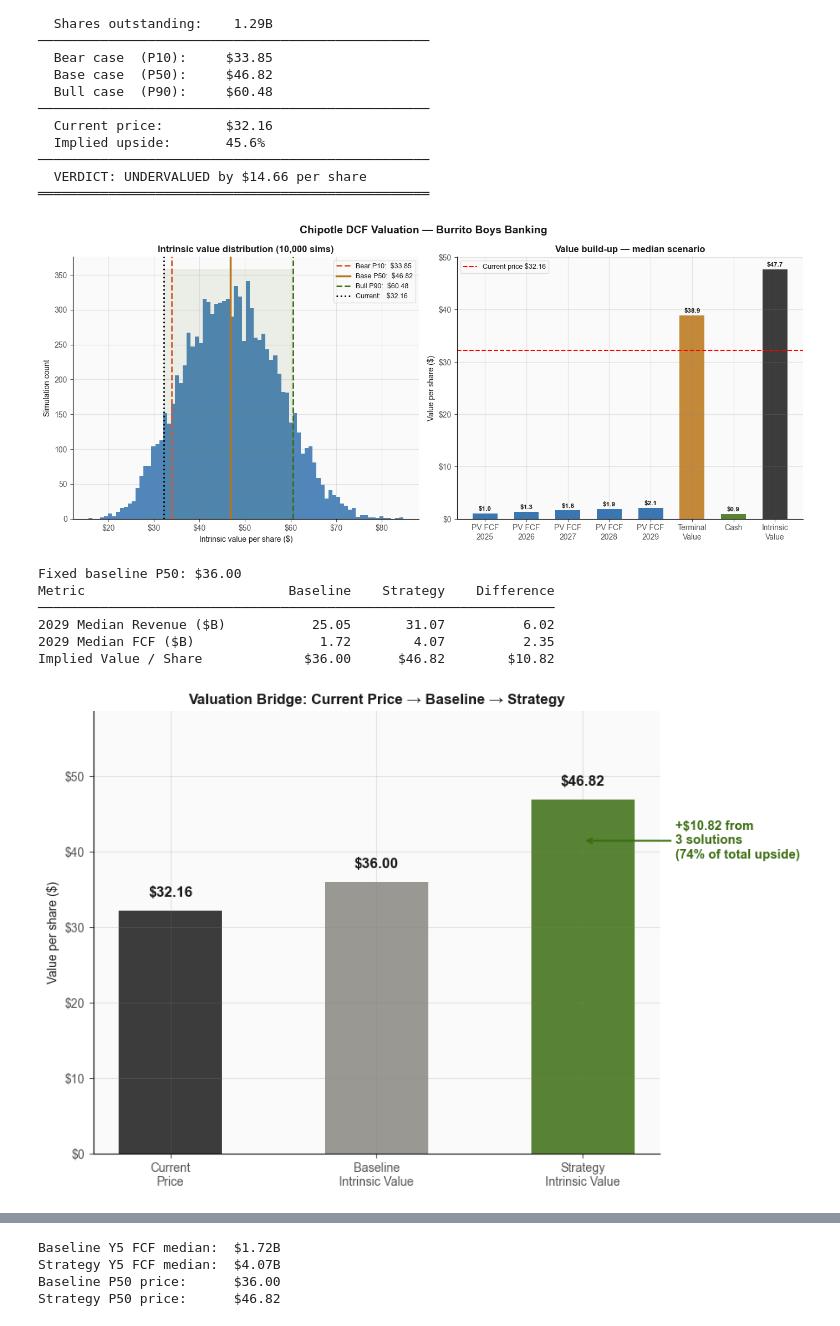
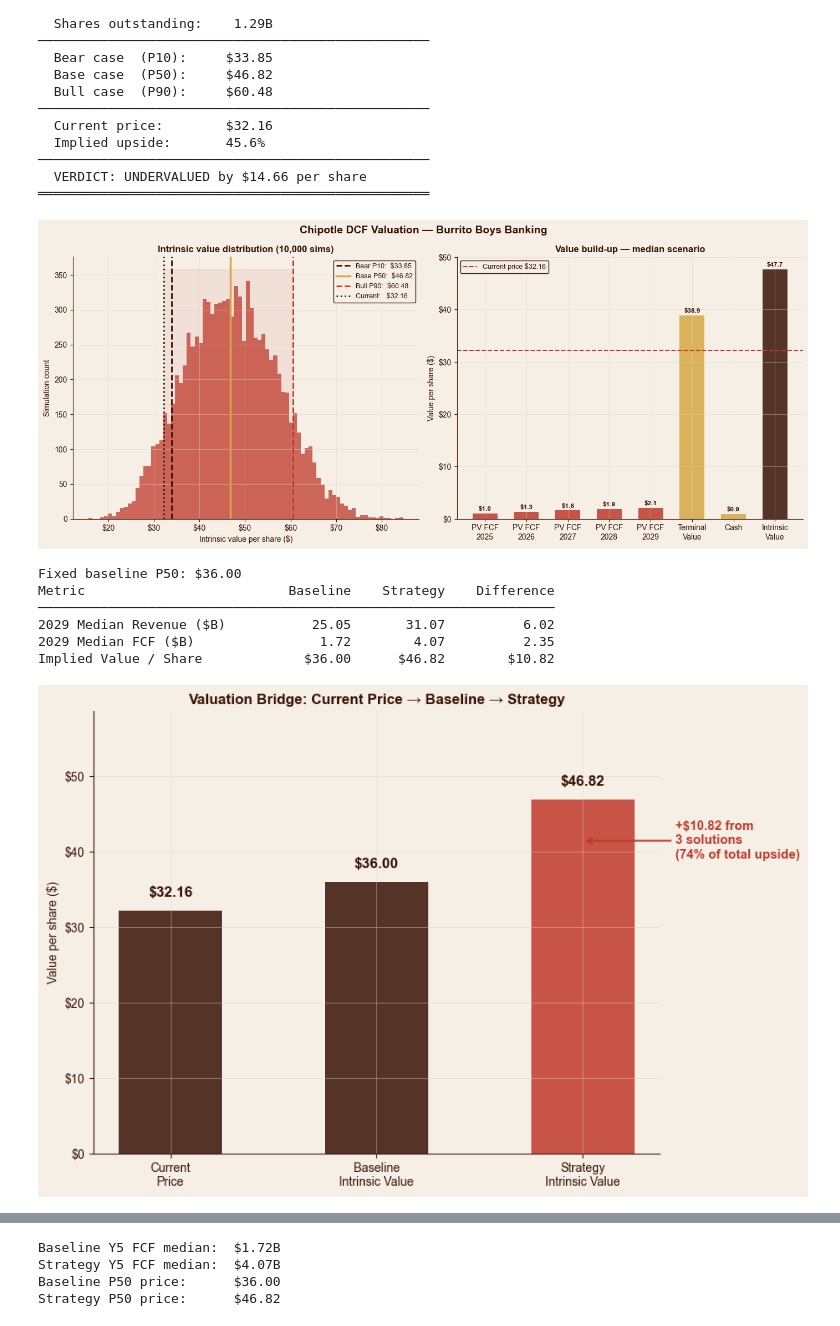
Before and after one commit to arnav-kanderi/Monte-Carlo-Simulations-FSA-25-26, a Jupyter notebook: MonteCarloSim.ipynb, the cells around one changed output, grey strips where cells are left out. Drawn from its saved outputs; the diff is of its cells as text; code cells hidden in the pictures.

```diff
--- a/MonteCarloSim.ipynb
+++ b/MonteCarloSim.ipynb
@@ -651,27 +671,27 @@ print(f"{'═'*50}")
 # DCF VISUALIZATION
 # ══════════════════════════════════════════════════
 
-fig, axes = plt.subplots(1, 2, figsize=(14, 6), facecolor='white')
+fig, axes = plt.subplots(1, 2, figsize=(14, 6), facecolor='#F5EFE6')
 fig.suptitle('Chipotle DCF Valuation — Burrito Boys Banking',
-             fontsize=14, fontweight='bold', color='#1A1A1A')
+             fontsize=14, fontweight='bold', color='#3A1205')
 
 # ── Chart 1: Price distribution ───────────────────
 ax1 = axes[0]
 ax1.hist(prices, bins=80, color=BASE_C, alpha=0.75, edgecolor='none')
 ax1.axvline(p10,  color=BEAR_C,  lw=2, linestyle='--', label=f'Bear P10:  ${p10:.2f}')
 ax1.axvline(p50,  color=GOLD_C,  lw=2.5, linestyle='-',  label=f'Base P50:  ${p50:.2f}')
-ax1.axvline(p90,  color=BULL_C,  lw=2, linestyle='--', label=f'Bull P90:  ${p90:.2f}')
-ax1.axvline(DCF_PARAMS['current_price'], color='black', lw=2,
+ax1.axvline(p90,  color='#C0392B',  lw=2, linestyle='--', label=f'Bull P90:  ${p90:.2f}')
+ax1.axvline(DCF_PARAMS['current_price'], color='#3A1205', lw=2,
             linestyle=':', label=f'Current:   ${DCF_PARAMS["current_price"]:.2f}')
 ax1.fill_betweenx(
     [0, ax1.get_ylim()[1] if ax1.get_ylim()[1] > 0 else 3000],
     DCF_PARAMS['current_price'], p90,
-    alpha=0.08, color=BULL_C
+    alpha=0.08, color='#C0392B'
 )
 ax1.set_title('Intrinsic value distribution (10,000 sims)', fontweight='bold')
 ax1.set_xlabel('Intrinsic value per share ($)')
 ax1.set_ylabel('Simulation count')
-ax1.legend(fontsize=9, framealpha=0.6)
+ax1.legend(fontsize=9, framealpha=1.0)
 ax1.xaxis.set_major_formatter(plt.FuncFormatter(lambda x, _: f'${x:.0f}'))
 ax1.spines['top'].set_visible(False)
 ax1.spines['right'].set_visible(False)
@@ -693,7 +713,7 @@ cash_per_sh  = DCF_PARAMS['cash'] / DCF_PARAMS['shares_out']
 labels  = ['PV FCF\n2025', 'PV FCF\n2026', 'PV FCF\n2027',
            'PV FCF\n2028', 'PV FCF\n2029', 'Terminal\nValue', 'Cash', 'Intrinsic\nValue']
 values  = pv_fcf_per_sh + [pv_tv_per_sh, cash_per_sh]
-colors  = [BASE_C]*5 + [GOLD_C, BULL_C, '#1A1A1A']
+colors  = [BASE_C]*5 + [GOLD_C, BULL_C, '#3A1205']
 total   = sum(values)
 values_plot = pv_fcf_per_sh + [pv_tv_per_sh, cash_per_sh, total]
 
@@ -702,20 +722,19 @@ for bar, val in zip(bars, values_plot):
     ax2.text(bar.get_x() + bar.get_width()/2, bar.get_height() + 0.3,
              f'${val:.1f}', ha='center', va='bottom', fontsize=8.5, fontweight='bold')
 
-ax2.axhline(DCF_PARAMS['current_price'], color='red', lw=1.5,
+ax2.axhline(DCF_PARAMS['current_price'], color='#C0392B', lw=1.5,
             linestyle='--', label=f'Current price ${DCF_PARAMS["current_price"]:.2f}')
 ax2.set_title('Value build-up — median scenario', fontweight='bold')
 ax2.set_ylabel('Value per share ($)')
 ax2.yaxis.set_major_formatter(plt.FuncFormatter(lambda x, _: f'${x:.0f}'))
-ax2.legend(fontsize=9, framealpha=0.6)
+ax2.legend(fontsize=9, framealpha=1.0)
 ax2.spines['top'].set_visible(False)
 ax2.spines['right'].set_visible(False)
 
 plt.tight_layout()
 plt.show()
-plt.show()
 # %% [output]
-[figure, old version]
+[figure, new version]
 # %%
 # ══════════════════════════════════════════════════
 # DCF VALUATION BRIDGE — BASELINE VS STRATEGY
@@ -761,34 +780,33 @@ Metric                          Baseline    Strategy    Difference
 2029 Median FCF ($B)                1.72        4.07          2.35
 Implied Value / Share             $36.00      $46.82        $10.82
 # %%
-fig, ax = plt.subplots(figsize=(9, 6), facecolor='white')
+fig, ax = plt.subplots(figsize=(9, 6), facecolor='#F5EFE6')
 
 labels = ['Current\nPrice', 'Baseline\nIntrinsic Value', 'Strategy\nIntrinsic Value']
 values = [DCF_PARAMS['current_price'], p50_base, p50_strat]
-colors = ['#1A1A1A', GRAY_C, BULL_C]
+colors = ['#3A1205', '#3A1205', '#C0392B']
 
 bars = ax.bar(labels, values, color=colors, alpha=0.85, width=0.5)
 for bar, val in zip(bars, values):
     ax.text(bar.get_x() + bar.get_width()/2, bar.get_height() + 1.5,
             f'${val:.2f}', ha='center', va='bottom', fontsize=12, fontweight='bold')
 
 ax.annotate(f'+${p50_strat - p50_base:.2f} from\n3 solutions\n({(p50_strat-p50_base)/(p50_strat-DCF_PARAMS["current_price"])*100:.0f}% of total upside)',
             xy=(2, (p50_base + p50_strat)/2), xytext=(2.45, (p50_base+p50_strat)/2),
-            fontsize=10.5, fontweight='bold', color=BULL_C, va='center',
-            arrowprops=dict(arrowstyle='->', color=BULL_C, lw=1.5))
+            fontsize=10.5, fontweight='bold', color='#C0392B', va='center',
+            arrowprops=dict(arrowstyle='->', color='#C0392B', lw=1.5))
 
 ax.set_title('Valuation Bridge: Current Price → Baseline → Strategy', fontweight='bold')
 ax.set_ylabel('Value per share ($)')
 ax.yaxis.set_major_formatter(plt.FuncFormatter(lambda x, _: f'${x:.0f}'))
 ax.spines['top'].set_visible(False)
 ax.spines['right'].set_visible(False)
 ax.set_ylim(0, p50_strat * 1.25)
 
 plt.tight_layout()
 plt.show()
-plt.show()
 # %% [output]
-[figure, old version]
+[figure, new version]
 # %%
 # ══════════════════════════════════════════════════
 # FINAL SUMMARY DASHBOARD
```
Also changed, not shown: parts of 7 cells of this notebook.
